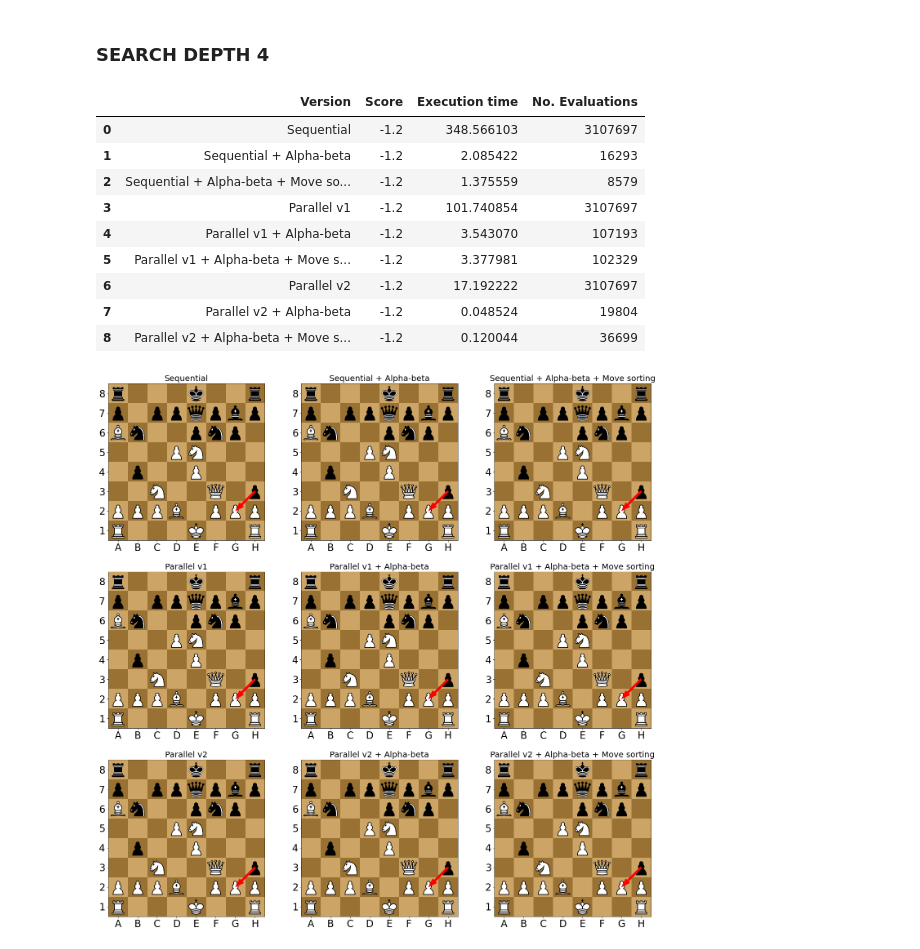
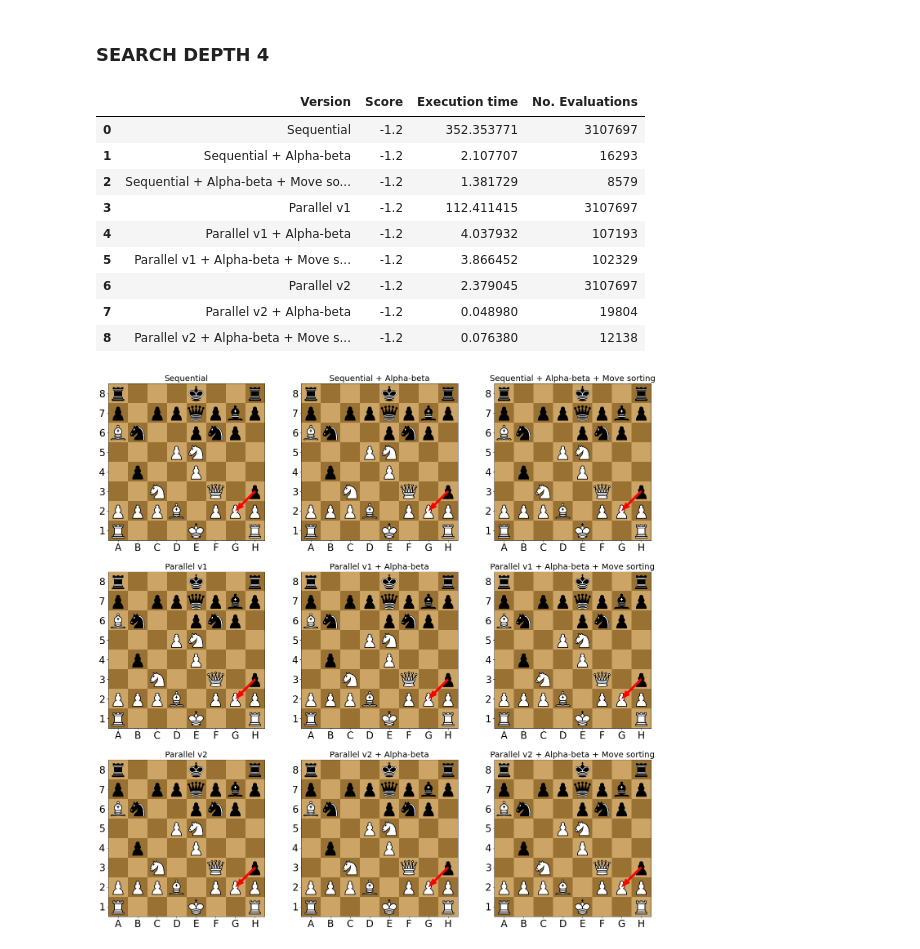
Before and after one commit to vv-hieu/ParallelChessEngine, a Jupyter notebook: ChessEngineTest.ipynb, the cells around one changed output. Cells and saved outputs as stored; diff of their text form; code cells hidden in the pictures.

```diff
--- a/ChessEngineTest.ipynb
+++ b/ChessEngineTest.ipynb
@@ -59,30 +59,46 @@ def find_move_benchmark_all(fen: str, search_depth: int, versions: dict[int, str
 # %% [markdown]
 ### SEARCH DEPTH 4
 # %%
-try:
+try:    # Run once to compile all kernels
+    result_sd4 = find_move_benchmark_all('r3k2r/p1ppqpbp/Bn2pnp1/3PN3/1p2P3/2N2Q1p/PPPB1PPP/R3K2R b KQkq - 0 1', 2, {
+        0: 'Sequential',
+        1: 'Sequential + Alpha-beta',
+        2: 'Sequential + Alpha-beta + Move sorting',
+        3: 'Parallel v1',
+        4: 'Parallel v1 + Alpha-beta',
+        5: 'Parallel v1 + Alpha-beta + Move sorting',
+        6: 'Parallel v2',
+        7: 'Parallel v2 + Alpha-beta',
+        8: 'Parallel v2 + Alpha-beta + Move sorting'
+    }, plot_moves = False)
+except CudaAPIError as e:
+    print(e.msg)
+
+try:    # Actual run
     result_sd4 = find_move_benchmark_all('r3k2r/p1ppqpbp/Bn2pnp1/3PN3/1p2P3/2N2Q1p/PPPB1PPP/R3K2R b KQkq - 0 1', 4, {
         0: 'Sequential',
         1: 'Sequential + Alpha-beta',
         2: 'Sequential + Alpha-beta + Move sorting',
         3: 'Parallel v1',
         4: 'Parallel v1 + Alpha-beta',
         5: 'Parallel v1 + Alpha-beta + Move sorting',
         6: 'Parallel v2',
         7: 'Parallel v2 + Alpha-beta',
         8: 'Parallel v2 + Alpha-beta + Move sorting'
     }, plot_moves = True)
 except CudaAPIError as e:
     print(e.msg)
+
 result_sd4
 # %% [output]
 |  | Version | Score | Execution time | No. Evaluations |
-| 0 | Sequential | -1.2 | 348.566103 | 3107697 |
-| 1 | Sequential + Alpha-beta | -1.2 | 2.085422 | 16293 |
-| 2 | Sequential + Alpha-beta + Move so... | -1.2 | 1.375559 | 8579 |
-| 3 | Parallel v1 | -1.2 | 101.740854 | 3107697 |
-| 4 | Parallel v1 + Alpha-beta | -1.2 | 3.543070 | 107193 |
-| 5 | Parallel v1 + Alpha-beta + Move s... | -1.2 | 3.377981 | 102329 |
-| 6 | Parallel v2 | -1.2 | 17.192222 | 3107697 |
-| 7 | Parallel v2 + Alpha-beta | -1.2 | 0.048524 | 19804 |
-| 8 | Parallel v2 + Alpha-beta + Move s... | -1.2 | 0.120044 | 36699 |
+| 0 | Sequential | -1.2 | 352.353771 | 3107697 |
+| 1 | Sequential + Alpha-beta | -1.2 | 2.107707 | 16293 |
+| 2 | Sequential + Alpha-beta + Move so... | -1.2 | 1.381729 | 8579 |
+| 3 | Parallel v1 | -1.2 | 112.411415 | 3107697 |
+| 4 | Parallel v1 + Alpha-beta | -1.2 | 4.037932 | 107193 |
+| 5 | Parallel v1 + Alpha-beta + Move s... | -1.2 | 3.866452 | 102329 |
+| 6 | Parallel v2 | -1.2 | 2.379045 | 3107697 |
+| 7 | Parallel v2 + Alpha-beta | -1.2 | 0.048980 | 19804 |
+| 8 | Parallel v2 + Alpha-beta + Move s... | -1.2 | 0.076380 | 12138 |
 [figure]
```
Also changed, not shown: 2 other files.
